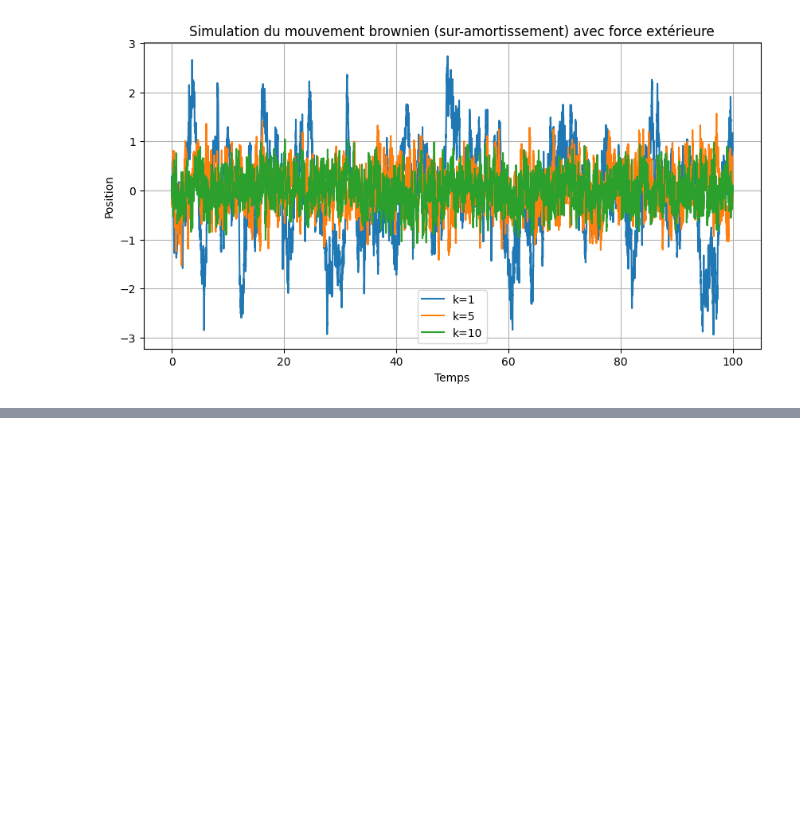
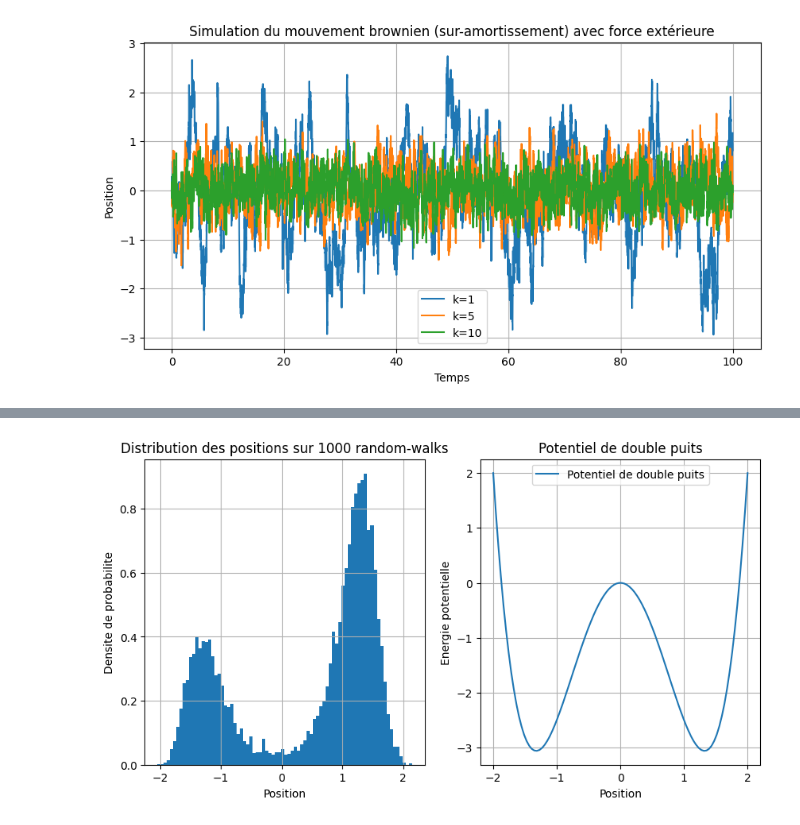
Before and after one commit to ostix360/Brownian-Motion, a Jupyter notebook: CR.ipynb, the cells around one changed output, grey strips where cells are left out. Cells and saved outputs as stored; diff of their text form; code cells hidden in the pictures; blank space fills up the shorter version.

```diff
--- a/CR.ipynb
+++ b/CR.ipynb
@@ -168,0 +178,35 @@ interactive(children=(IntSlider(value=5000, description='nb', max=9999), IntSlid
+# %%
+
+# Plot de V
+# x = np.linspace(-3, 3, 100)
+# V = a*x**4 - b*x**2
+# plt.figure(figsize=(10, 5))
+# plt.plot(x, V, label='Potentiel de double puits')
+# plt.xlabel('Position')
+# plt.ylabel('Energie potentielle')
+# plt.title('Potentiel de double puits')
+# plt.legend()
+# plt.grid()
+# plt.show()
+
+# Bin des positions (ordonnée gauche) en même temps que le potentiel (ordonnée droite)
+
+x = np.linspace(-2, 2, 100)
+V = a*x**4 - b*x**2
+plt.figure(figsize=(10, 5))
+plt.subplot(1, 2, 1)
+plt.hist(y[:, 0], bins=80, density=True)
+plt.xlabel("Position")
+plt.ylabel("Densite de probabilite")
+plt.title("Distribution des positions sur {} random-walks".format(n_walks))
+plt.grid()
+plt.subplot(1, 2, 2)
+plt.plot(x, V, label='Potentiel de double puits')
+plt.xlabel('Position')
+plt.ylabel('Energie potentielle')
+plt.title('Potentiel de double puits')
+plt.legend()
+plt.grid()
+plt.show()
+# %% [output]
+[figure, added]
```
Also changed, not shown: parts of 3 cells of this notebook.
